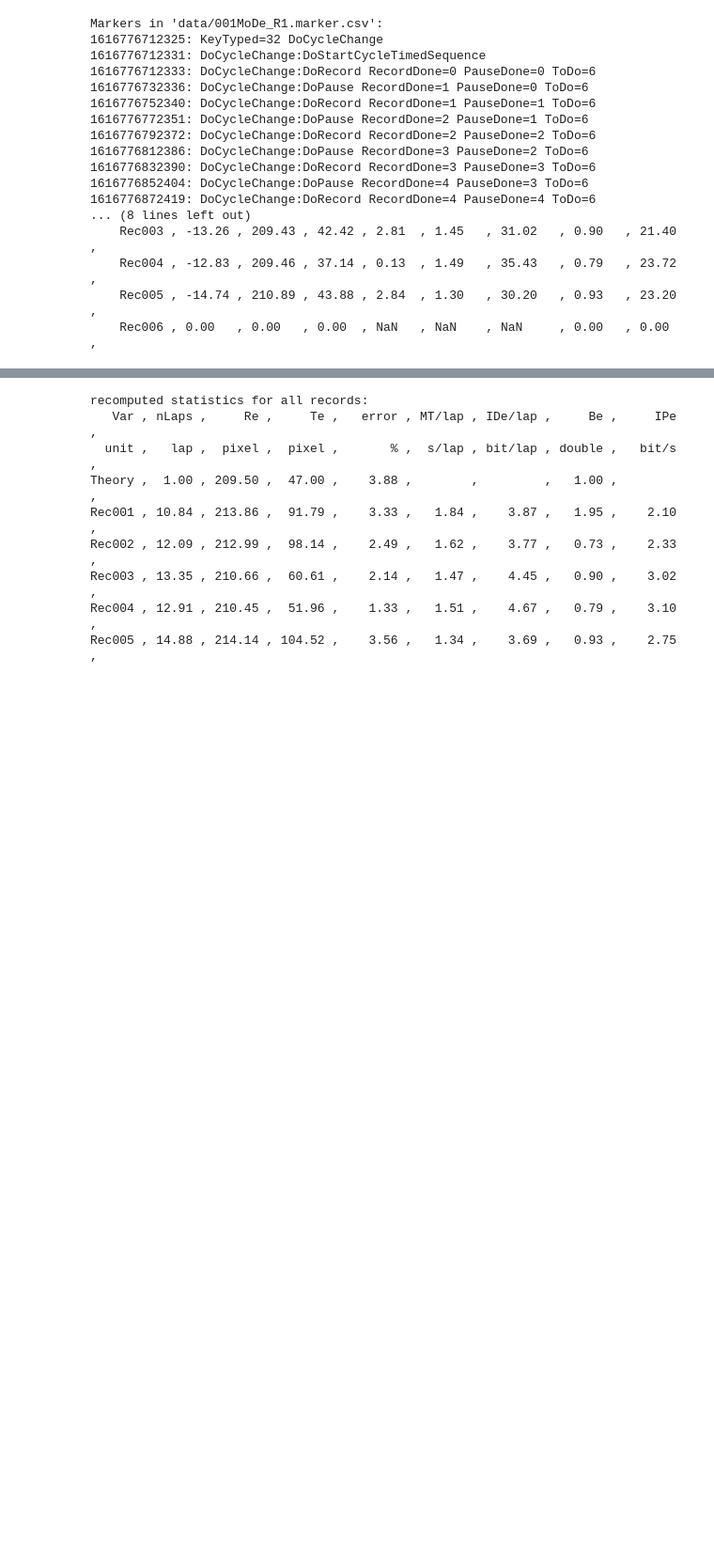
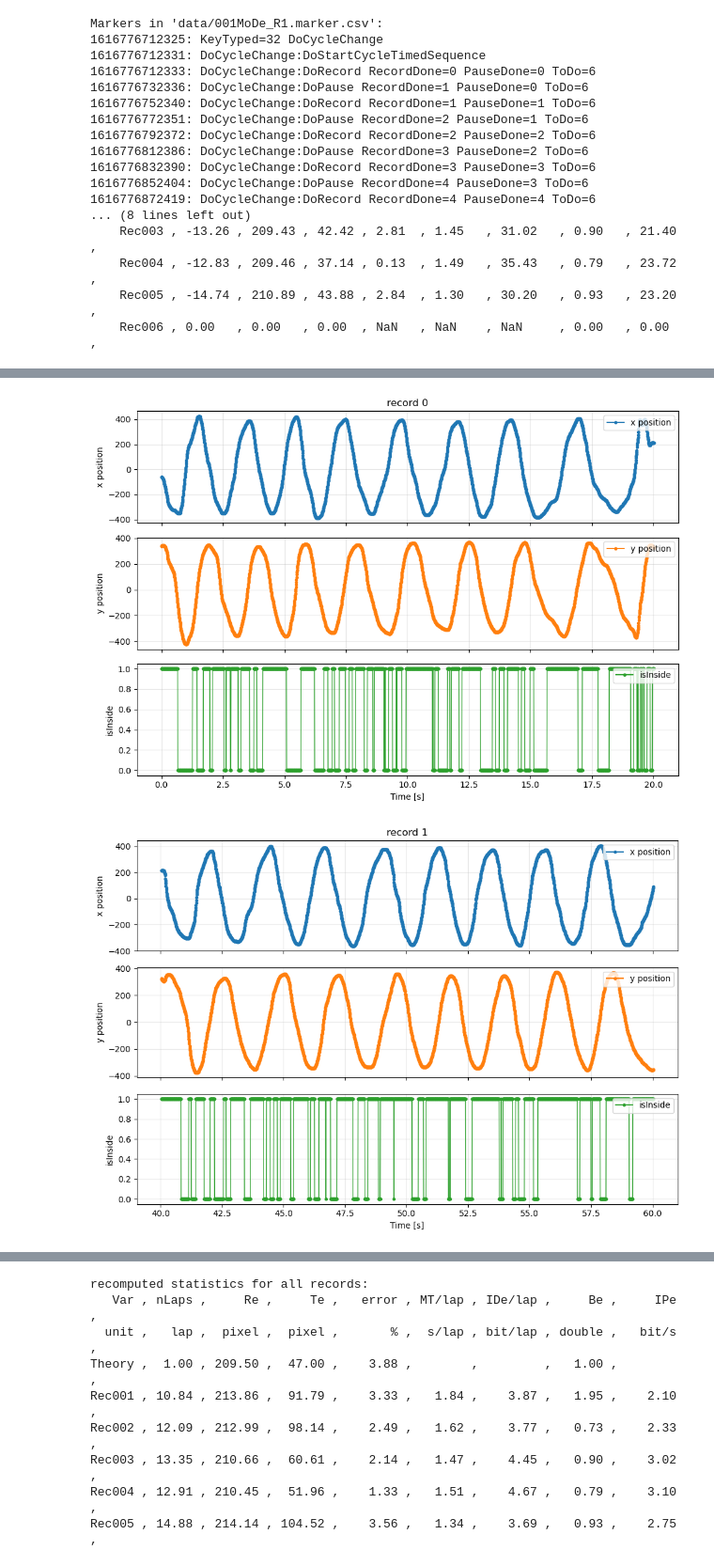
Before and after one commit to AlexisLag-student/IEAP-CircularTask, a Jupyter notebook: CircularTask.ipynb, the cells around one changed output, grey strips where cells are left out. Shown at 94% size. Drawn from its saved outputs; the diff is of its cells as text; code cells hidden in the pictures; blank space fills up the shorter version.

```diff
--- a/CircularTask.ipynb
+++ b/CircularTask.ipynb
@@ -473,0 +358,33 @@ for i, (T, X, Y, trg) in enumerate(segments, start=1):
+# %%
+import matplotlib.pyplot as plt
+
+
+for i, seg in enumerate(segments_table, start=1):
+    fig, (ax1, ax2, ax3) = plt.subplots(3, 1, figsize=(10, 7), sharex=True)
+
+    ax1.plot(seg['t_rel'], seg['x_data'], linestyle='-', marker=".", color='tab:blue', linewidth=1)
+    ax2.plot(seg['t_rel'], -seg['y_data'], linestyle='-', marker=".", color='tab:orange', linewidth=1)
+    ax3.plot(seg['t_rel'], seg['mouseInTarget'], linestyle='-', marker=".", color='tab:green', linewidth=1.0)
+
+    ax1.set_ylabel("x position")
+    ax1.set_title(f"record {i-1}")
+    ax1.grid(True, alpha=0.3)
+    ax1.plot([], [], color="tab:blue", label="x position", linestyle='-', marker=".")
+    ax1.legend(loc="upper right")
+
+    ax2.set_ylabel("y position")
+    ax2.grid(True, alpha=0.3)
+    ax2.plot([], [], color="tab:orange", label="y position", linestyle='-', marker=".")
+    ax2.legend(loc="upper right")
+
+    ax3.set_xlabel("Time [s]")
+    ax3.set_ylabel("isInside")
+    ax3.grid(True, alpha=0.3)
+    ax3.plot([], [], color="tab:green", label="isInside", linestyle='-', marker=".")
+    ax3.legend(loc="upper right")
+
+    plt.tight_layout()
+    plt.show()
+# %% [output]
+[figure, added]
+[figure, added]
```
Also changed, not shown: parts of 5 cells of this notebook.
